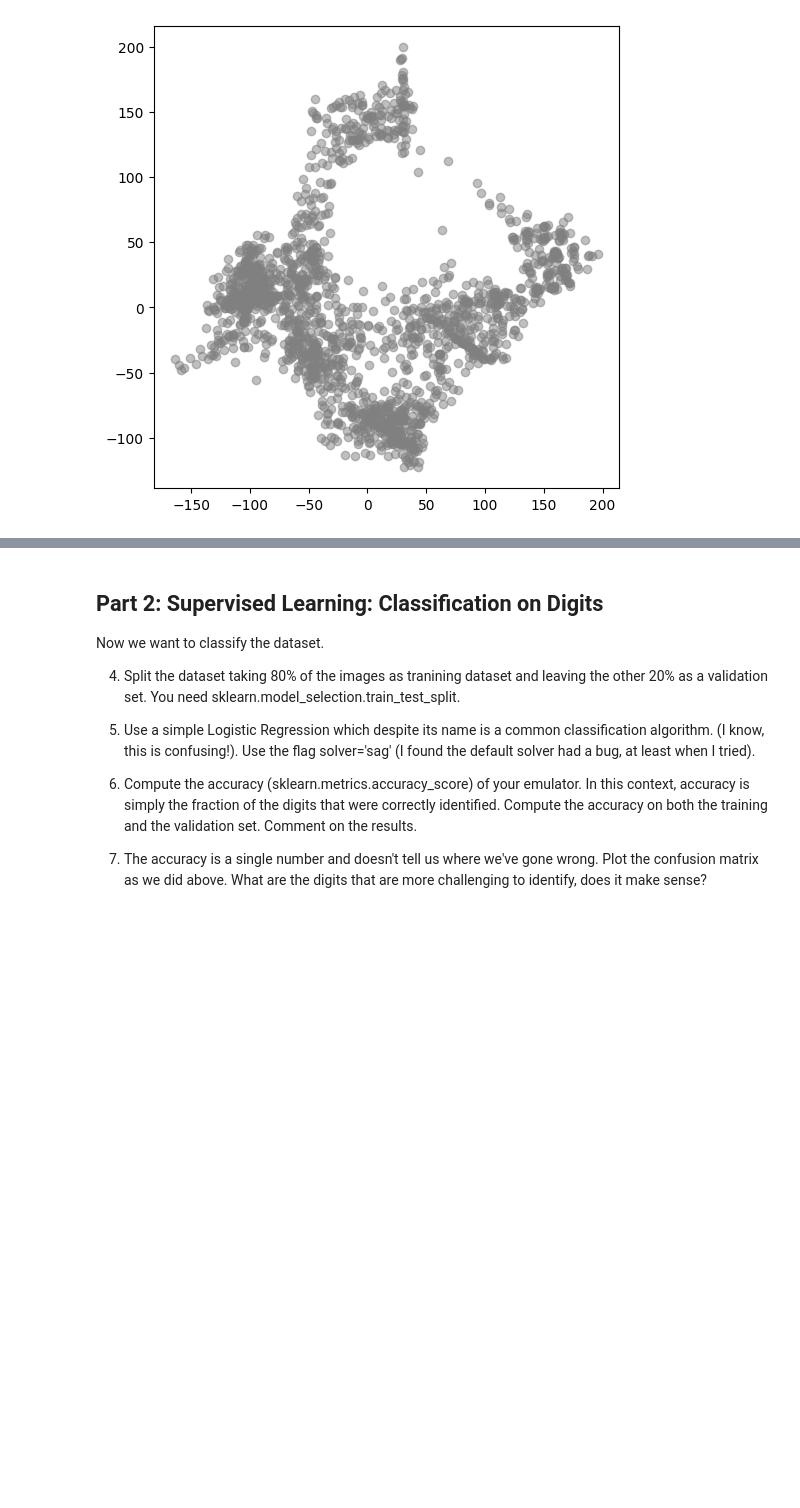
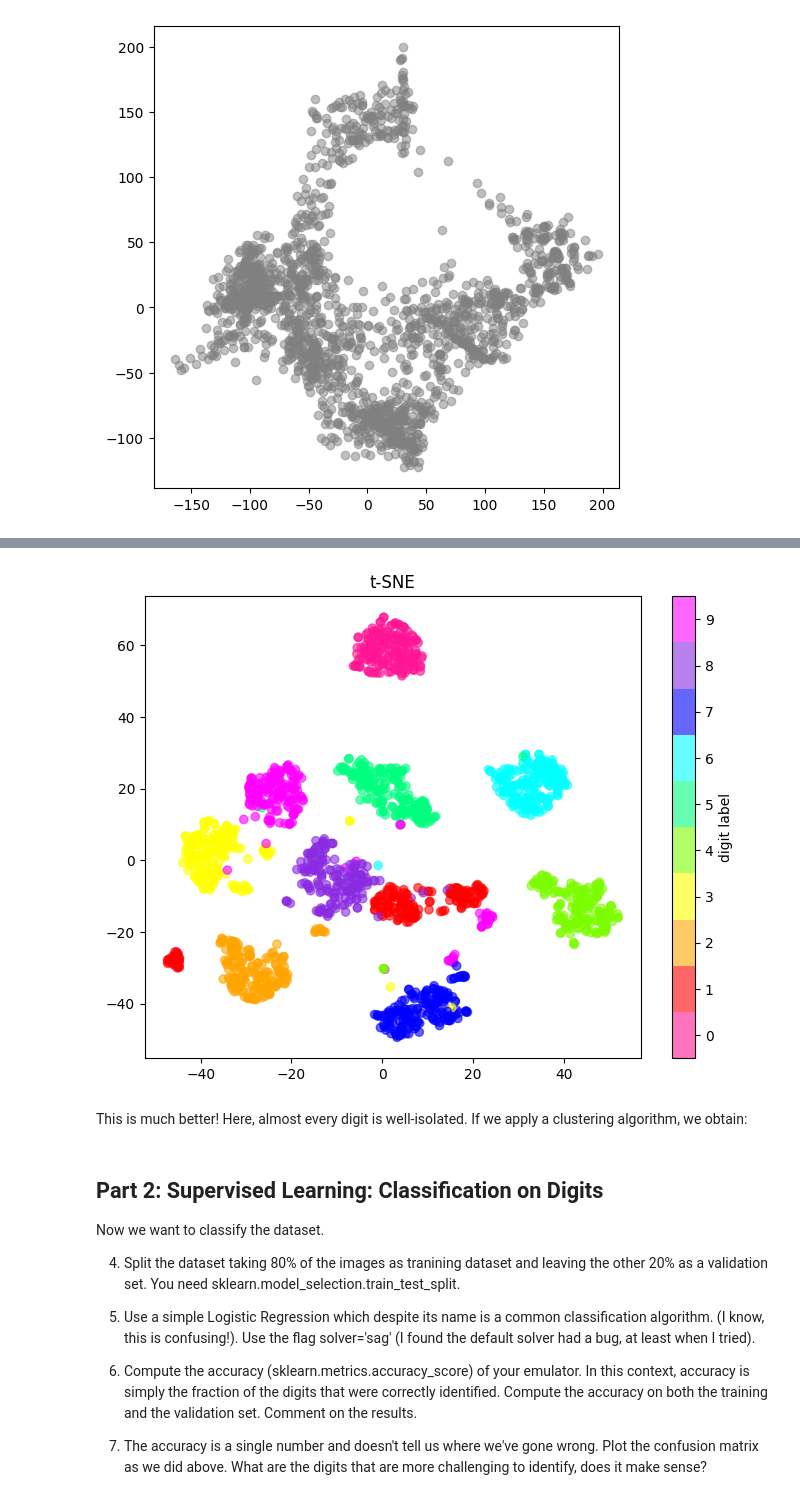
Before and after one commit to Alice-Palladino/astrostatistics_bicocca_2024, a Jupyter notebook: working/L13 - Handwritten digits.ipynb, the cells around one changed output, grey strips where cells are left out. Saved outputs shown, nothing was run; the diff lists cells and outputs as text; code cells hidden in the pictures; blank space fills up the shorter version.

```diff
--- a/working/L13 - Handwritten digits.ipynb
+++ b/working/L13 - Handwritten digits.ipynb
@@ -140,3 +168,19 @@ From this graph we can say that:
+# %%
+tsne = TSNE(n_components=2,learning_rate=50)
+X_tsne = tsne.fit_transform(X)
+
+plt.figure(figsize=(8, 6))
+plt.scatter(X_tsne[:, 0], X_tsne[:, 1], c=y, cmap = custom_cmap, alpha=0.6)
+plt.title('t-SNE')
+
+plt.colorbar(label='digit label', ticks=range(10))
+plt.clim(-0.5, 9.5)
+
+plt.show()
+# %% [output]
+[figure, added]
+# %% [markdown]
+This is much better! Here, almost every digit is well-isolated. If we apply a clustering algorithm, we obtain:
 # %% [markdown]
 
 ## Part 2: Supervised Learning: Classification on Digits
```
Also changed, not shown: parts of 9 cells of this notebook.
